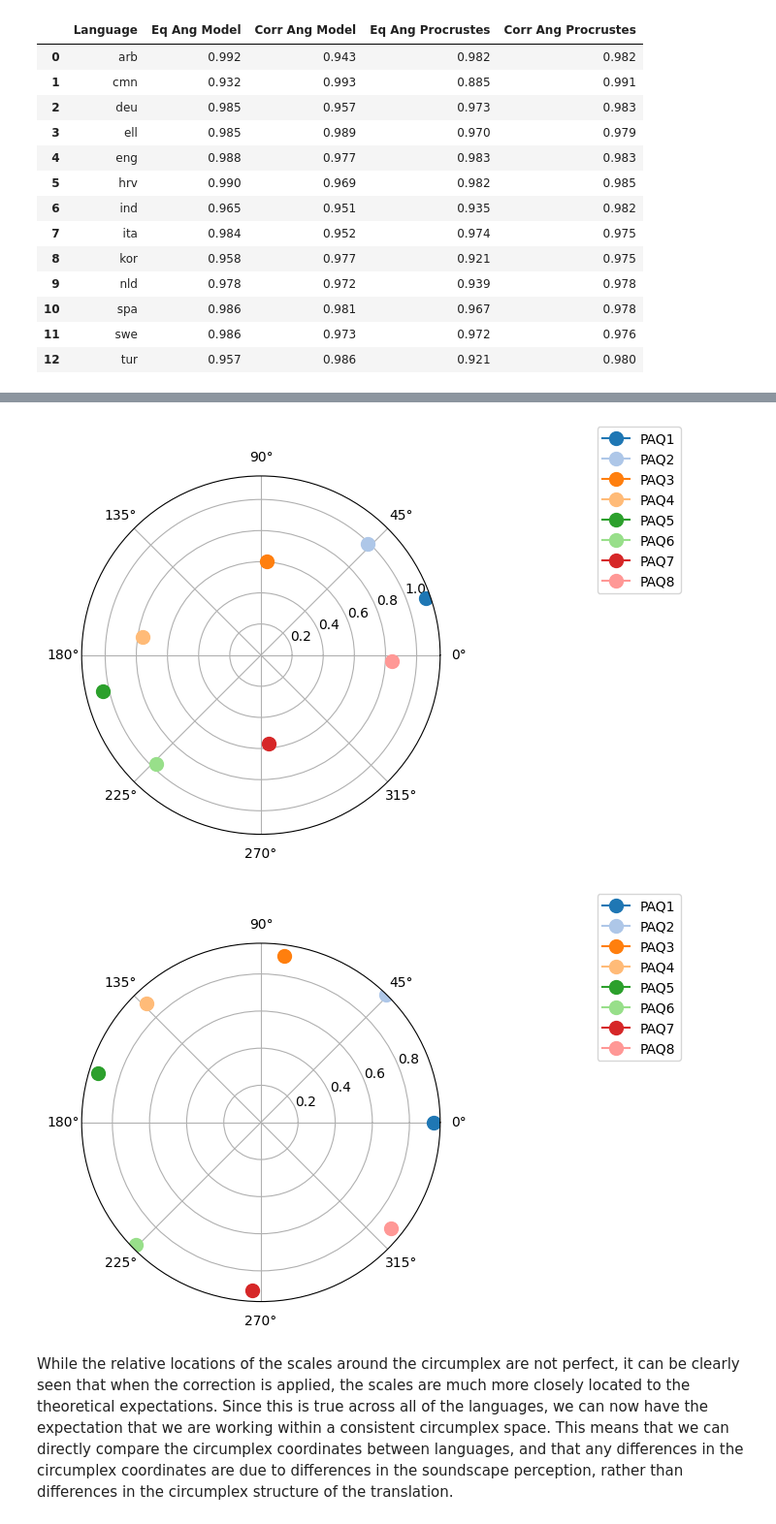
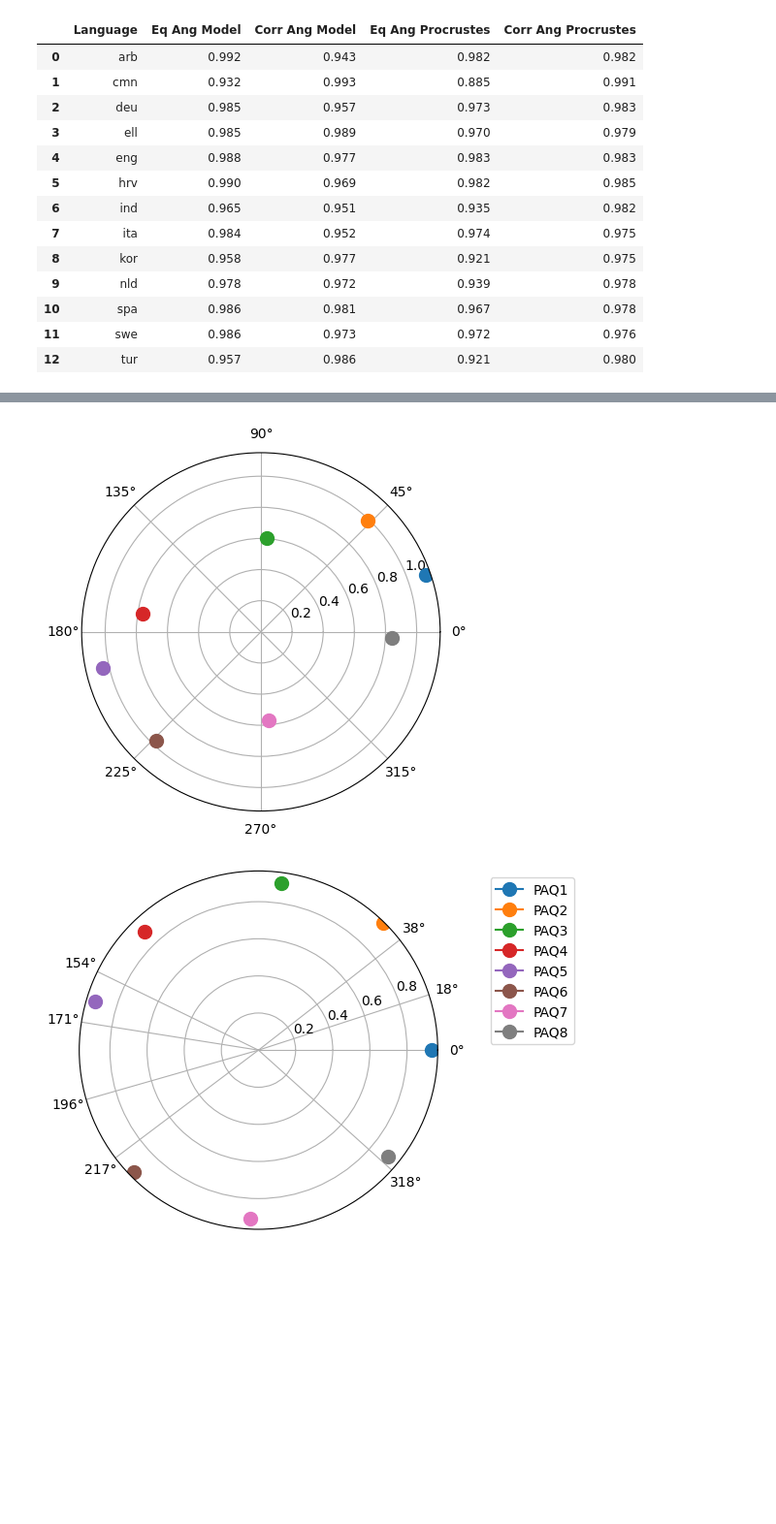
Before and after one commit to MitchellAcoustics/SATP-circumplex-validation, a Jupyter notebook: drafts/Mitchell_SSM-Analysis.ipynb, the cells around one changed output, grey strips where cells are left out. Shown at 97% size. Cells and saved outputs as stored; diff of their text form; code cells hidden in the pictures; blank space fills up the shorter version.

```diff
--- a/drafts/Mitchell_SSM-Analysis.ipynb
+++ b/drafts/Mitchell_SSM-Analysis.ipynb
@@ -450,17 +411,45 @@ for res in locating_corr_angles['cmn'][0].results:
-# %%
-#| label: fig-cmn-correspondence
-#| layout-ncol: 2
-#| fig-cap: "Locating the  language-specific circumplex for Mandarin, using equal angles and corrected angles"
-#| fig-subcap:
-#|   - "Equal angles"
-#|   - "Corrected angles"
-
-locating_eq_angles['cmn'][0].plot()
-plt.show()
-locating_corr_angles['cmn'][0].plot()
-plt.show()
-# %% [output]
-[figure, removed]
-[figure, removed]
-# %% [markdown]
-While the relative locations of the scales around the circumplex are not perfect, it can be clearly seen that when the correction is applied, the scales are much more closely located to the theoretical expectations. Since this is true across all of the languages, we can now have the expectation that we are working within a consistent circumplex space. This means that we can directly compare the circumplex coordinates between languages, and that any differences in the circumplex coordinates are due to differences in the soundscape perception, rather than differences in the circumplex structure of the translation.
+# %%
+#| label: fig-cmn-correspondence
+#| layout-ncol: 2
+#| fig-cap: "Locating the  language-specific circumplex for Mandarin, using equal angles and corrected angles"
+#| fig-subcap:
+#|   - "Equal angles"
+#|   - "Corrected angles"
+
+from matplotlib import colormaps
+
+fig, ax = plt.subplots(subplot_kw=dict(projection='polar'))
+colors = colormaps.get_cmap('tab10').colors
+colors = iter(colors)
+for res in locating_eq_angles['cmn'][0].results:
+    ax.plot(
+        np.deg2rad(res.displacement),
+        res.amplitude,
+        color=next(colors),
+        marker='o',
+        markersize=10,
+        label=res.label,
+    )
+
+# locating_eq_angles['cmn'][0].plot(legend=False)
+plt.show()
+# locating_corr_angles['cmn'][0].plot()
+
+fig, ax = plt.subplots(subplot_kw=dict(projection='polar'))
+colors = colormaps.get_cmap('tab10').colors
+colors = iter(colors)
+for res in locating_corr_angles['cmn'][0].results:
+    ax.plot(
+        np.deg2rad(res.displacement),
+        res.amplitude,
+        color=next(colors),
+        marker='o',
+        markersize=10,
+        label=res.label,
+    )
+ax.set_thetagrids(locating_corr_angles['cmn'][0].results[0].angles)
+ax.legend(loc='upper right', bbox_to_anchor=(1.4, 1.0))
+plt.show()
+# %% [output]
+[figure, added]
+[figure, added]
```
Also changed, not shown: parts of 31 cells of this notebook, 29 other files.
